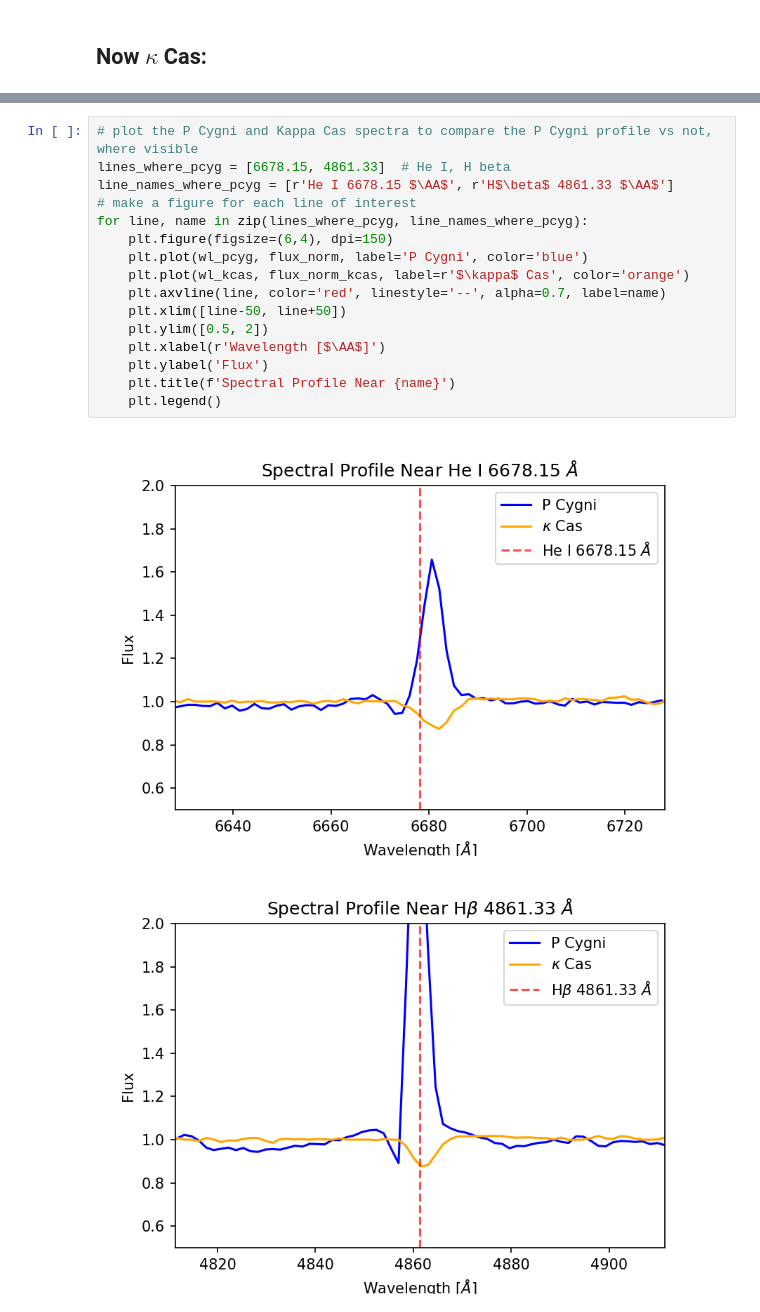
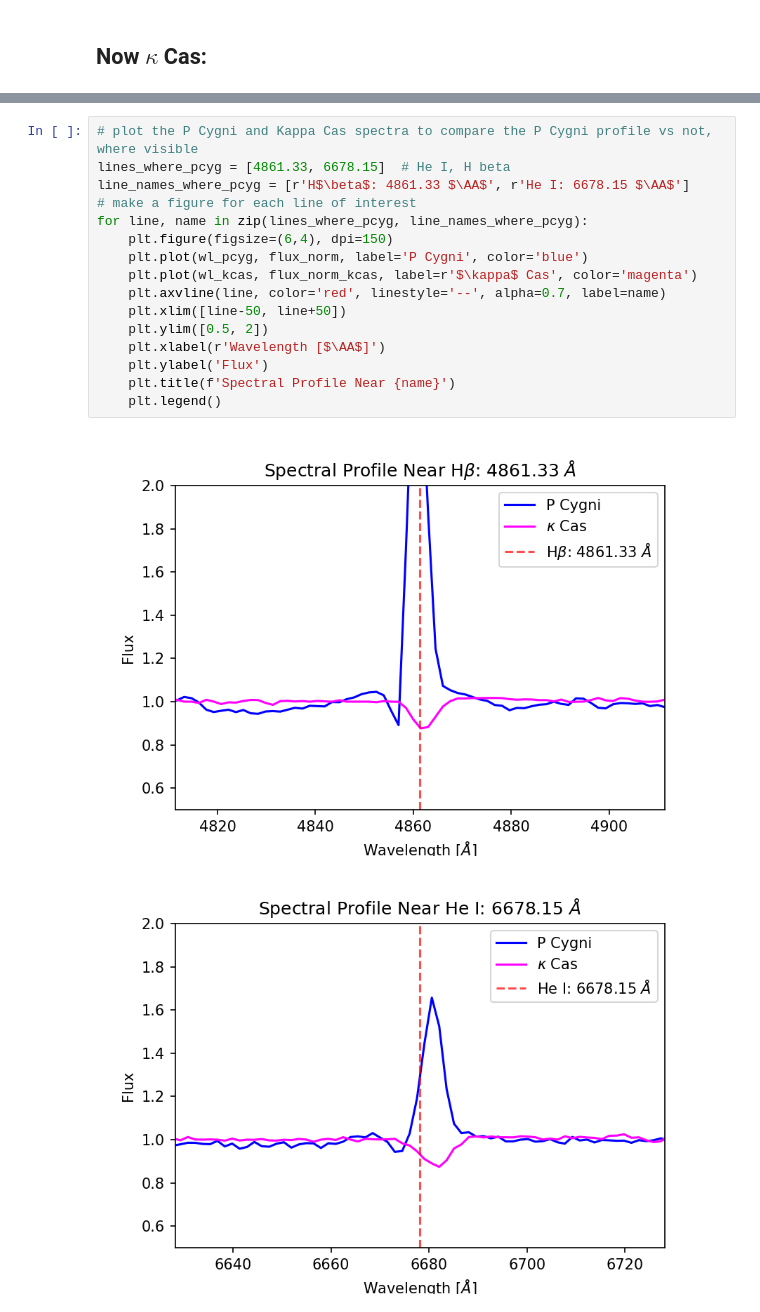
Before and after one commit to AnnikaDeutsch/obs_lab3, a Jupyter notebook: lab3_analysis.ipynb, the cells around one changed output, grey strips where cells are left out. Drawn from its saved outputs; the diff is of its cells as text.

```diff
--- a/lab3_analysis.ipynb
+++ b/lab3_analysis.ipynb
@@ -927,19 +924,19 @@ sigma width of gaussian fit in pixels: 8.625
 # %%
 # plot the P Cygni and Kappa Cas spectra to compare the P Cygni profile vs not, where visible
-lines_where_pcyg = [6678.15, 4861.33]  # He I, H beta
-line_names_where_pcyg = [r'He I 6678.15 $\AA$', r'H$\beta$ 4861.33 $\AA$']
+lines_where_pcyg = [4861.33, 6678.15]  # He I, H beta
+line_names_where_pcyg = [r'H$\beta$: 4861.33 $\AA$', r'He I: 6678.15 $\AA$']
 # make a figure for each line of interest
 for line, name in zip(lines_where_pcyg, line_names_where_pcyg):
     plt.figure(figsize=(6,4), dpi=150)
     plt.plot(wl_pcyg, flux_norm, label='P Cygni', color='blue')
-    plt.plot(wl_kcas, flux_norm_kcas, label=r'$\kappa$ Cas', color='orange')
+    plt.plot(wl_kcas, flux_norm_kcas, label=r'$\kappa$ Cas', color='magenta')
     plt.axvline(line, color='red', linestyle='--', alpha=0.7, label=name)
     plt.xlim([line-50, line+50])
     plt.ylim([0.5, 2])
     plt.xlabel(r'Wavelength [$\AA$]')
     plt.ylabel('Flux')
     plt.title(f'Spectral Profile Near {name}')
     plt.legend()
 # %% [output]
-[figure, old version]
+[figure, new version]
-[figure, old version]
+[figure, new version]
```
Also changed, not shown: parts of 7 cells of this notebook.
